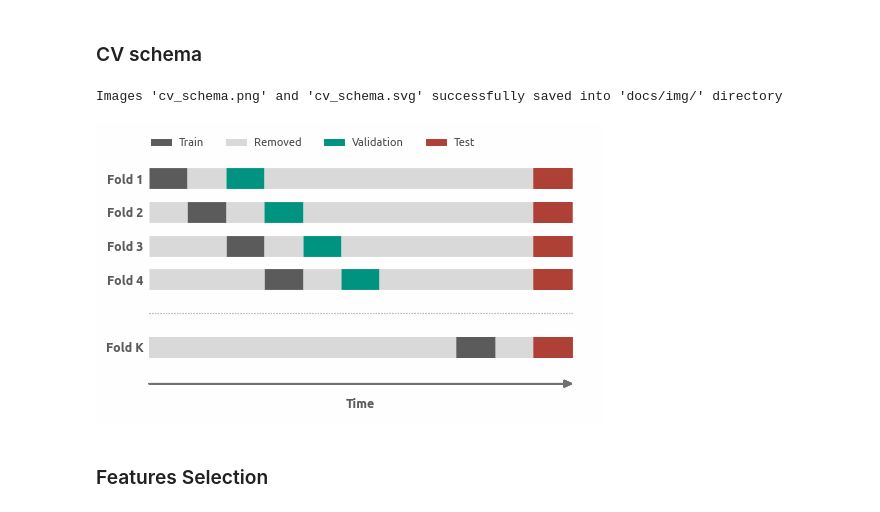
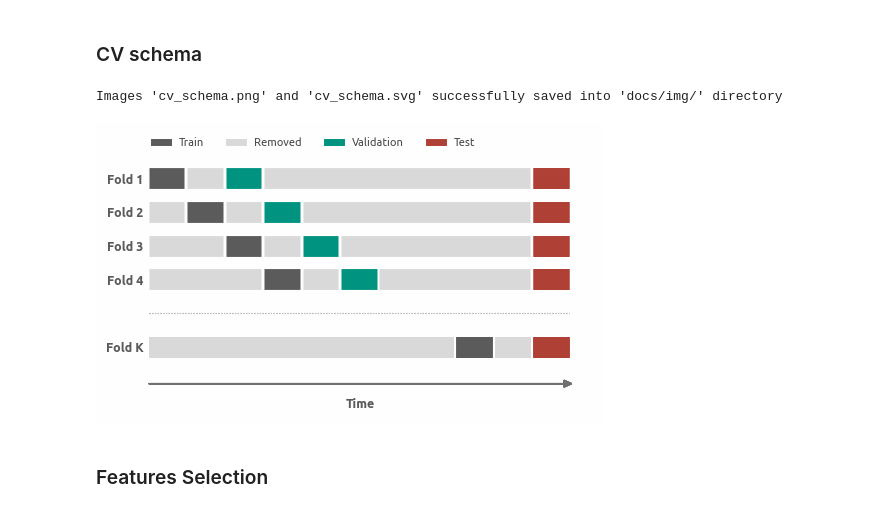
Before and after one commit to a-chasovsky/credit-card-fraud-detection, a Jupyter notebook: 2-models-evaluation.ipynb, the cells around one changed output. Saved outputs shown, nothing was run; the diff lists cells and outputs as text; code cells hidden in the pictures.

```diff
--- a/2-models-evaluation.ipynb
+++ b/2-models-evaluation.ipynb
@@ -38,7 +38,7 @@ data.shape
 # %%
 xticks = arange(8)
 lw=15
-delta = 0
+delta = 0.075
 color_train = '#5B5B5B'
 color_removed = '#D9D9D9'
 color_ev = palette[2]
@@ -145,34 +145,34 @@ for i in arange(1, 5):
     ymin, ymax = ax.get_ylim()
 
     ax.arrow(1, 0.9, 11, 0, fc='#707070', ec='#707070', lw=1,
              head_width=0.2, head_length=0.2, overhang=0,
              length_includes_head=True, clip_on = False)
 
     ax.set_xlabel(
         'Time', loc='center', color=color_train, weight='bold', size=9, labelpad=-12)
     ax.tick_params(axis='x', bottom=False, labelbottom=False)
     ax.set_ylim(0, 8)
     ax.set_yticks(
         ticks=arange(1, 8),
         labels=['', 'Fold K', '', 'Fold 4', 'Fold 3', 'Fold 2', 'Fold 1'],
         size=9, weight='bold', color=color_train)
 
     ax.grid(False)
 
     ax.legend(
         **legend_create_handles(
             n=4,
             kind='rect',
             labels=['Train', 'Removed', 'Validation', 'Test'],
             colors=[color_train, color_removed, color_ev, color_test],
             alpha=1, markersize=5),
         **legend_inline(bbox_to_anchor=(0.035, 0.95)),
         fontsize=8)
 
 savefig('cv_schema', dir='docs/img/')
 # %% [output]
 Images 'cv_schema.png' and 'cv_schema.svg' successfully saved into 'docs/img/' directory
-[figure, old version]
+[figure, new version]
 # %% [markdown]
 ### Features Selection
 # %%
```
Also changed, not shown: 3 other files.
